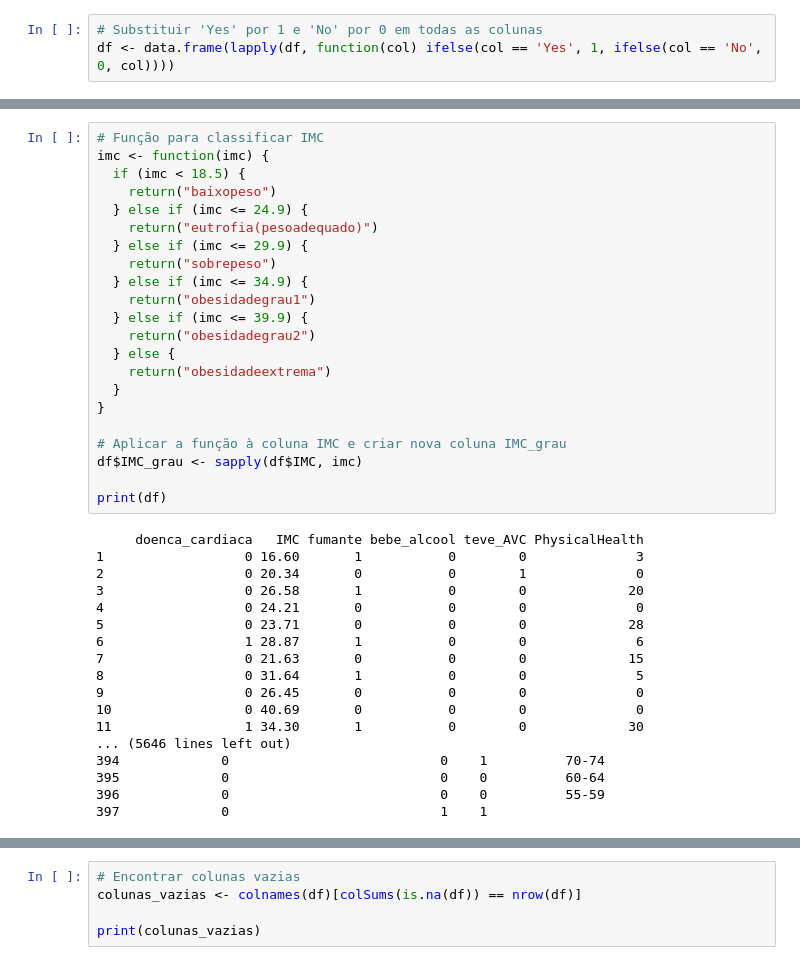
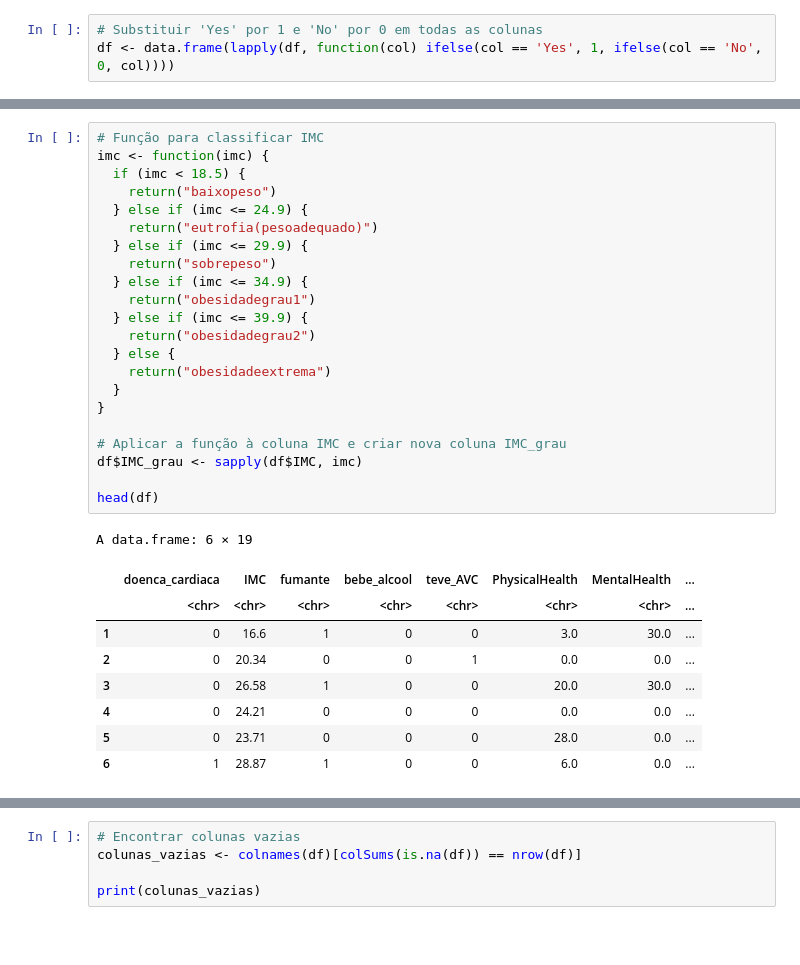
Before and after one commit to otaciliojose/LanguageR-Classification, a Jupyter notebook: LanguageR-Classification.ipynb, the cells around one changed output, grey strips where cells are left out. Cells and saved outputs as stored; diff of their text form; blank space fills up the shorter version.

```diff
--- a/LanguageR-Classification.ipynb
+++ b/LanguageR-Classification.ipynb
@@ -164,43 +164,35 @@ print(valores_unicos)
 # %%
 # Função para classificar IMC
 imc <- function(imc) {
   if (imc < 18.5) {
     return("baixopeso")
   } else if (imc <= 24.9) {
     return("eutrofia(pesoadequado)")
   } else if (imc <= 29.9) {
     return("sobrepeso")
   } else if (imc <= 34.9) {
     return("obesidadegrau1")
   } else if (imc <= 39.9) {
     return("obesidadegrau2")
   } else {
     return("obesidadeextrema")
   }
 }
 
 # Aplicar a função à coluna IMC e criar nova coluna IMC_grau
 df$IMC_grau <- sapply(df$IMC, imc)
 
-print(df)
+head(df)
 # %% [output]
-     doenca_cardiaca   IMC fumante bebe_alcool teve_AVC PhysicalHealth
-1                  0 16.60       1           0        0              3
-2                  0 20.34       0           0        1              0
-3                  0 26.58       1           0        0             20
-4                  0 24.21       0           0        0              0
-5                  0 23.71       0           0        0             28
-6                  1 28.87       1           0        0              6
-7                  0 21.63       0           0        0             15
-8                  0 31.64       1           0        0              5
-9                  0 26.45       0           0        0              0
-10                 0 40.69       0           0        0              0
-11                 1 34.30       1           0        0             30
-... (5646 lines left out)
-394             0                           0    1          70-74
-395             0                           0    0          60-64
-396             0                           0    0          55-59
-397             0                           1    1
+A data.frame: 6 × 19
+|  | doenca_cardiaca | IMC | fumante | bebe_alcool | teve_AVC | PhysicalHealth | MentalHealth | ... |
+|  | <chr> | <chr> | <chr> | <chr> | <chr> | <chr> | <chr> | ... |
+| 1 | 0 | 16.6 | 1 | 0 | 0 | 3.0 | 30.0 | ... |
+| 2 | 0 | 20.34 | 0 | 0 | 1 | 0.0 | 0.0 | ... |
+| 3 | 0 | 26.58 | 1 | 0 | 0 | 20.0 | 30.0 | ... |
+| 4 | 0 | 24.21 | 0 | 0 | 0 | 0.0 | 0.0 | ... |
+| 5 | 0 | 23.71 | 0 | 0 | 0 | 28.0 | 0.0 | ... |
+| 6 | 1 | 28.87 | 1 | 0 | 0 | 6.0 | 0.0 | ... |
 # %%
 # Deletar a coluna IMC
 df <- df[, -which(names(df) == "IMC")]
```
Also changed, not shown: parts of 19 cells of this notebook.
